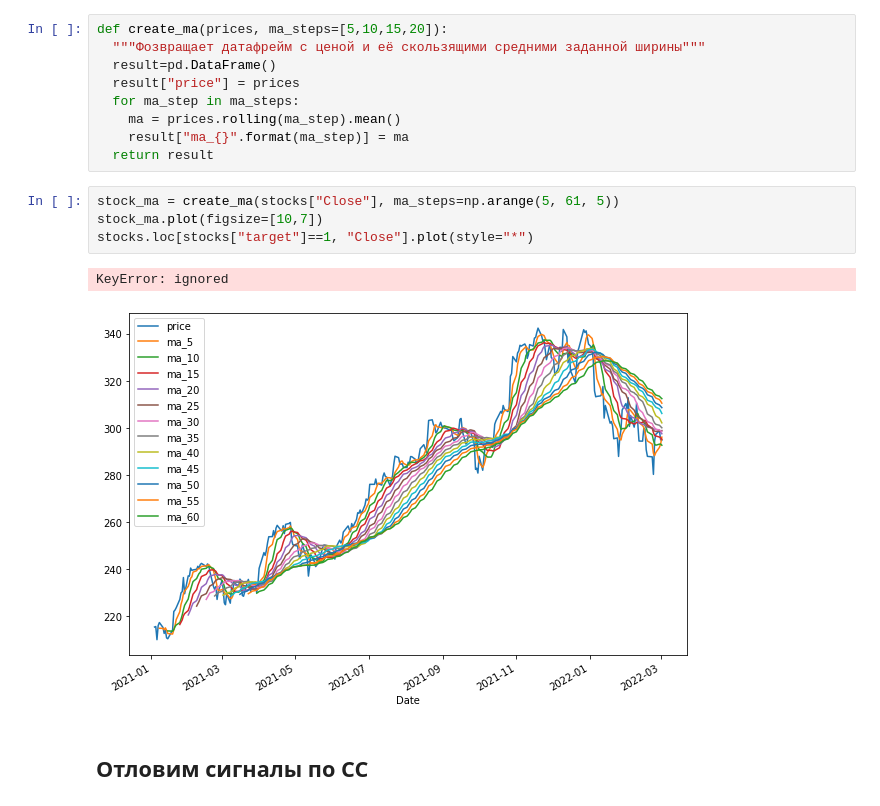
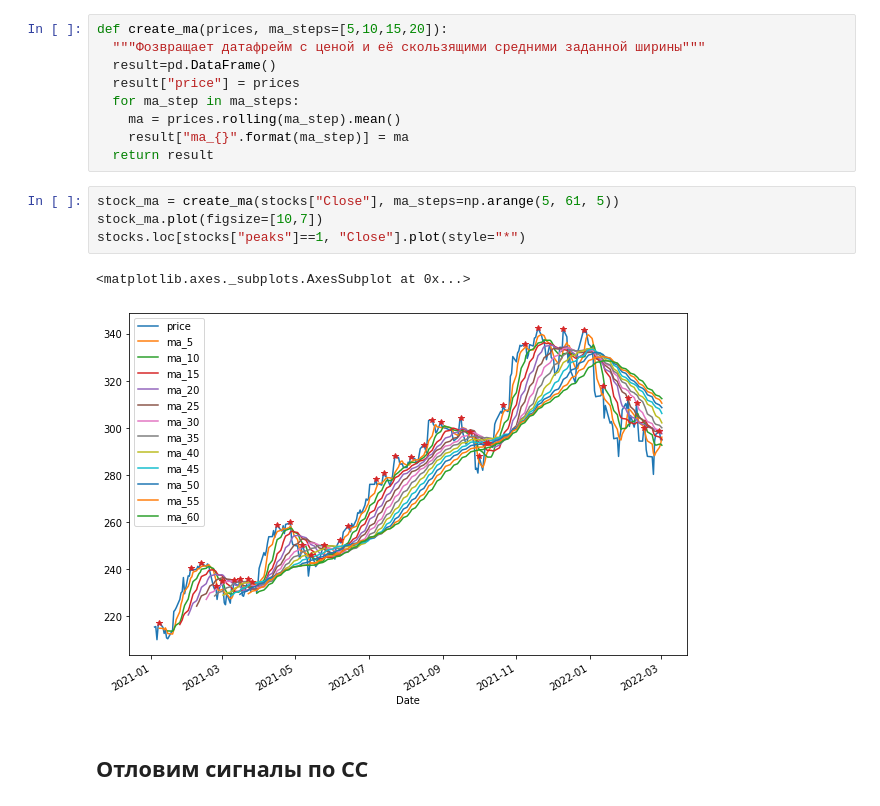
Before and after one commit to Falconwatch/MarketKing, a Jupyter notebook: High_detector.ipynb, the cells around one changed output. Drawn from its saved outputs; the diff is of its cells as text.

```diff
--- a/High_detector.ipynb
+++ b/High_detector.ipynb
@@ -69,10 +69,10 @@ def create_ma(prices, ma_steps=[5,10,15,20]):
 # %%
 stock_ma = create_ma(stocks["Close"], ma_steps=np.arange(5, 61, 5))
 stock_ma.plot(figsize=[10,7])
-stocks.loc[stocks["target"]==1, "Close"].plot(style="*")
+stocks.loc[stocks["peaks"]==1, "Close"].plot(style="*")
 # %% [output]
-KeyError: ignored
+<matplotlib.axes._subplots.AxesSubplot at 0x...>
-[figure, old version]
+[figure, new version]
 # %% [markdown]
 ## Отловим сигналы по СС
 # %%
```
Also changed, not shown: parts of 4 cells of this notebook.
